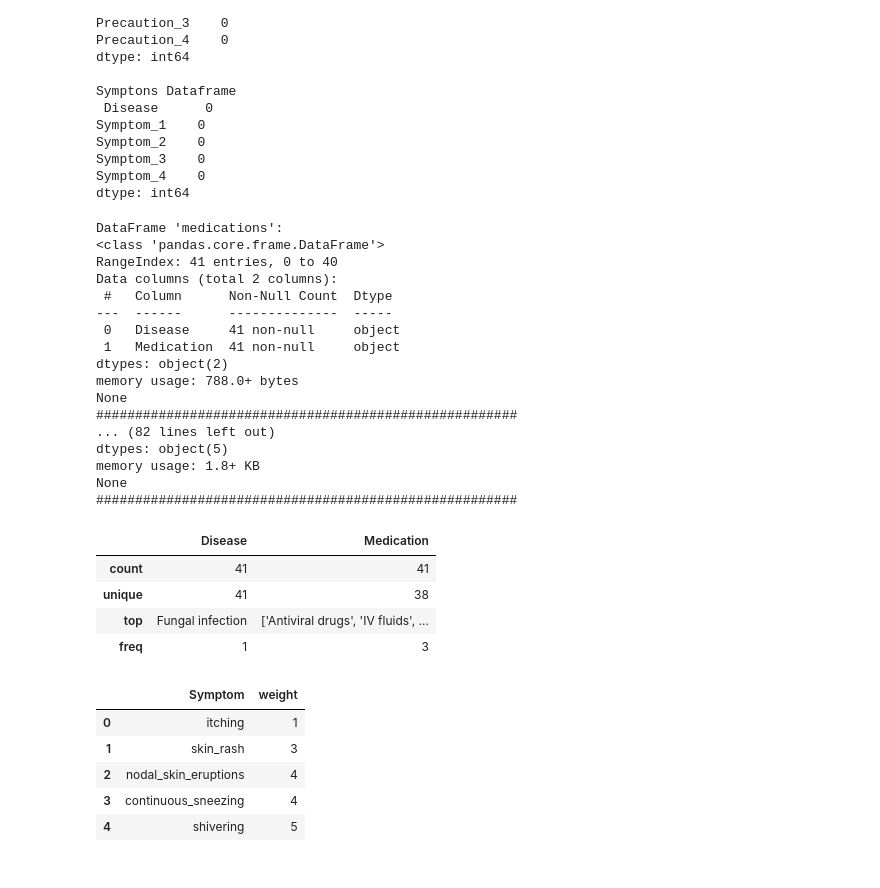
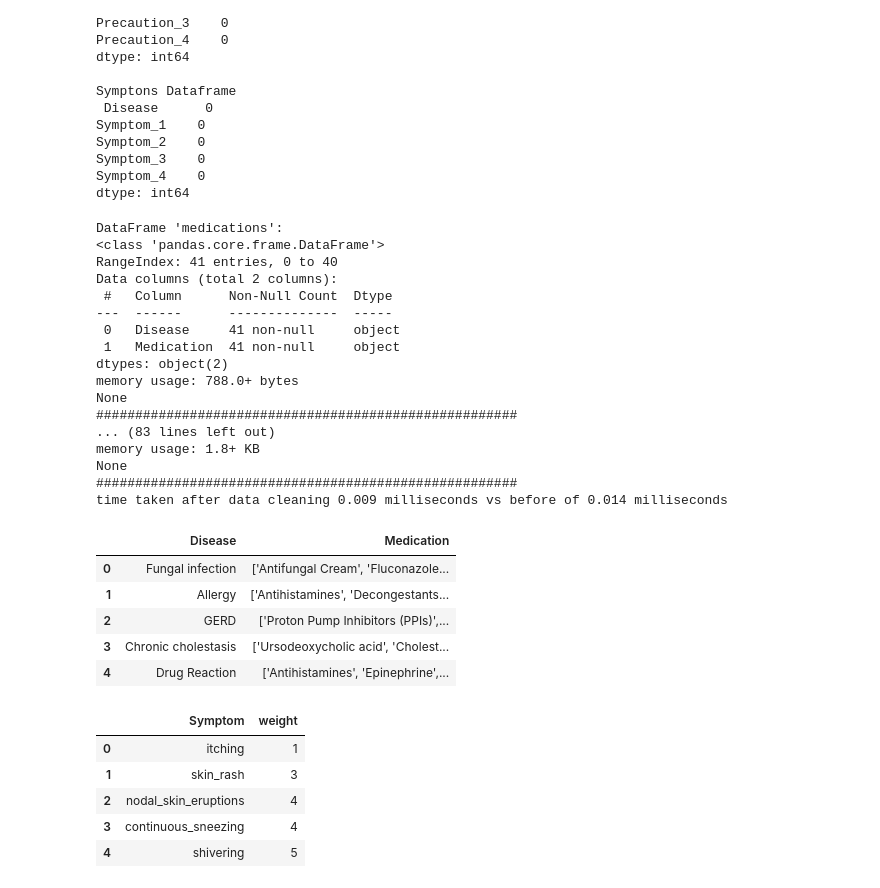
Before and after one commit to brendan1928/Project-4-Team-8, a Jupyter notebook: Intial_Analysis_Project_4_Vaibhav.ipynb, the cells around one changed output. Drawn from its saved outputs; the diff is of its cells as text; code cells hidden in the pictures.

Commit message:
added graps for exploratory analysis and time saved by removing duplicates

```diff
--- a/Intial_Analysis_Project_4_Vaibhav.ipynb
+++ b/Intial_Analysis_Project_4_Vaibhav.ipynb
@@ -112,6 +124,9 @@ precautions=precautions.drop_duplicates()
 # %%
 # #AFTER Removing Nulls and Duplicate Data
 # Create a dictionary with DataFrame names as keys and DataFrames as values
+import time
+# Log start time
+start_time = time.time()
 dataframes = {
     'medications': medications,
     'df': df,
@@ -130,6 +145,14 @@ for name, dataf in dataframes.items():
     # print(dataf.shape)
     print(dataf.info())
     print('######################################################')  # Just for a blank line between outputs
+
+
+# Log end time
+
+end_time = time.time()
+# Calculate the time taken
+time_taken_after = end_time - start_time
+print(f'time taken after data cleaning {time_taken_after:.3f} milliseconds vs before of {time_taken_before:.3f} milliseconds')
 # %% [output]
 DataFrame 'medications':
 <class 'pandas.core.frame.DataFrame'>
@@ -143,19 +166,20 @@ dtypes: object(2)
 memory usage: 788.0+ bytes
 None
 ######################################################
-... (82 lines left out)
-dtypes: object(5)
+... (83 lines left out)
 memory usage: 1.8+ KB
 None
 ######################################################
+time taken after data cleaning 0.009 milliseconds vs before of 0.014 milliseconds
 # %%
-medications.describe()
+medications.head()
 # %% [output]
 |  | Disease | Medication |
-| count | 41 | 41 |
-| unique | 41 | 38 |
-| top | Fungal infection | ['Antiviral drugs', 'IV fluids', ... |
-| freq | 1 | 3 |
+| 0 | Fungal infection | ['Antifungal Cream', 'Fluconazole... |
+| 1 | Allergy | ['Antihistamines', 'Decongestants... |
+| 2 | GERD | ['Proton Pump Inhibitors (PPIs)',... |
+| 3 | Chronic cholestasis | ['Ursodeoxycholic acid', 'Cholest... |
+| 4 | Drug Reaction | ['Antihistamines', 'Epinephrine',... |
 # %%
 Symptom_severity_df.head(5)
 # %% [output]
```
Also changed, not shown: parts of 5 cells of this notebook, 1 other file.
